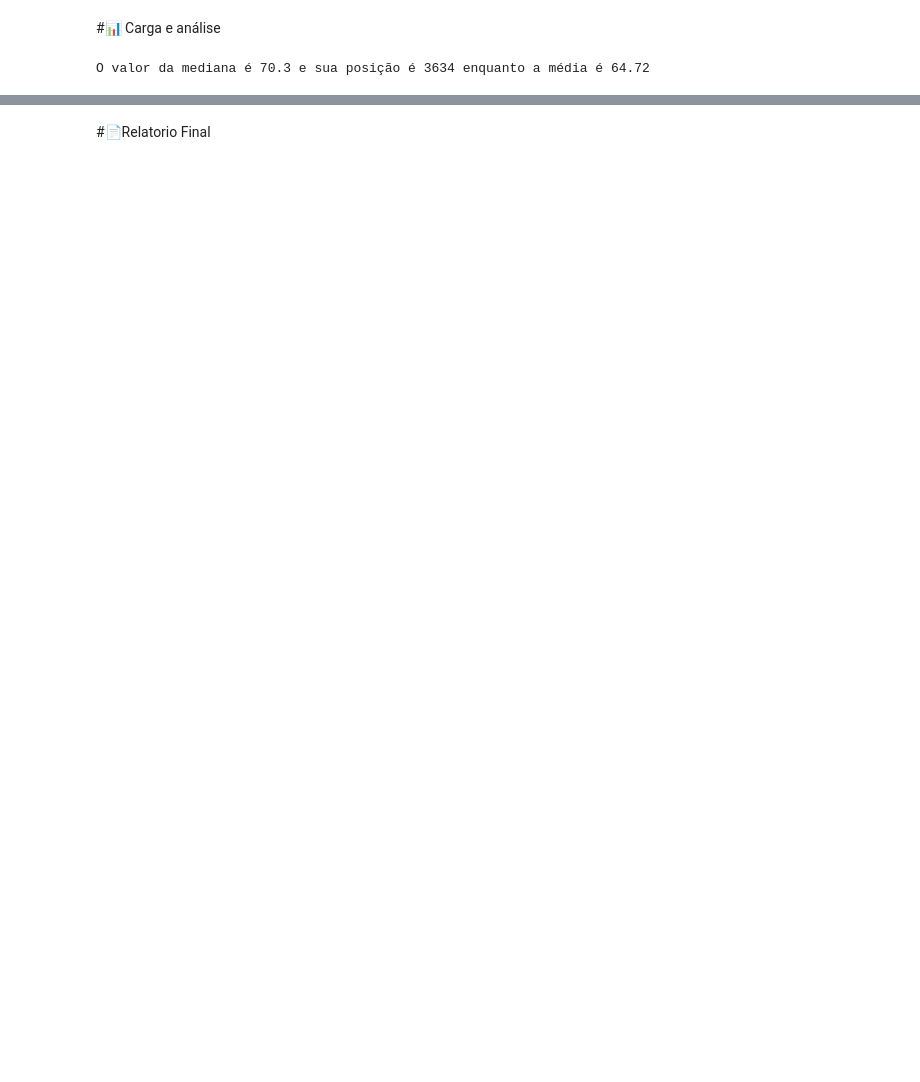
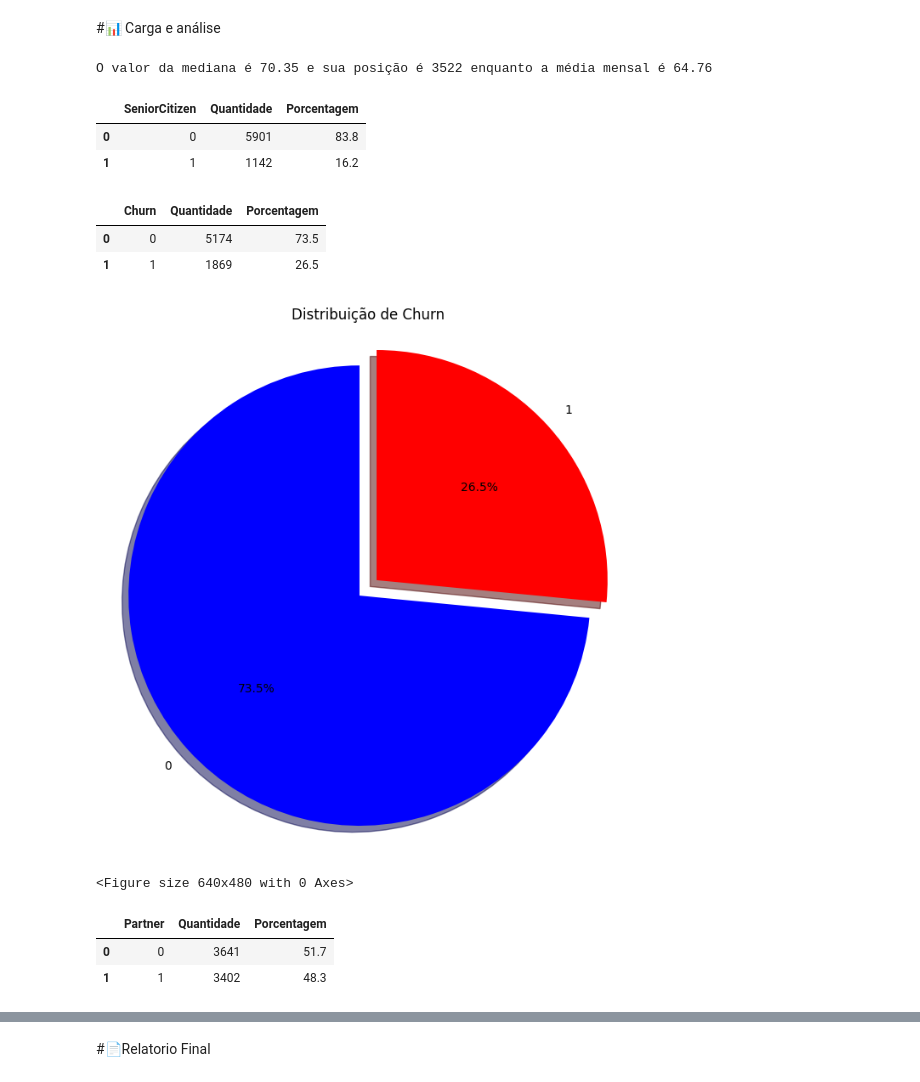
Before and after one commit to Housenkan/ChallengeAluraTelecomX, a Jupyter notebook: TelecomX_BR.ipynb, the cells around one changed output, grey strips where cells are left out. Saved outputs shown, nothing was run; the diff lists cells and outputs as text; code cells hidden in the pictures; blank space fills up the shorter version.

```diff
--- a/TelecomX_BR.ipynb
+++ b/TelecomX_BR.ipynb
@@ -153,6 +153,46 @@ dados.to_csv('dados_tratados.csv', index=False)
 dados_ordenados_mes = dados.sort_values(by='Charges.Monthly', ascending=True)
 media_mes = round(dados['Charges.Monthly'].mean(), 2)
 mediana_mes = round((len(dados['Charges.Monthly'])+1)/2)
-print(f'O valor da mediana é {dados_ordenados_mes.iloc[mediana_mes]["Charges.Monthly"]} e sua posição é {mediana_mes} enquanto a média é {media_mes}')
+print(f'O valor da mediana é {dados_ordenados_mes.iloc[mediana_mes]["Charges.Monthly"]} e sua posição é {mediana_mes} enquanto a média mensal é {media_mes}')
 # %% [output]
-O valor da mediana é 70.3 e sua posição é 3634 enquanto a média é 64.72
+O valor da mediana é 70.35 e sua posição é 3522 enquanto a média mensal é 64.76
+# %%
+idade_publico = dados.groupby(dados_ordenados_mes['SeniorCitizen']).size().reset_index(name="Quantidade")
+idade_publico['Porcentagem'] = round(idade_publico['Quantidade']/idade_publico['Quantidade'].sum()*100, 1)
+idade_publico
+# %% [output]
+|  | SeniorCitizen | Quantidade | Porcentagem |
+| 0 | 0 | 5901 | 83.8 |
+| 1 | 1 | 1142 | 16.2 |
+# %%
+churn_publico = dados.groupby(dados_ordenados_mes['Churn']).size().reset_index(name = "Quantidade")
+churn_publico['Porcentagem'] = round(churn_publico['Quantidade']/churn_publico['Quantidade'].sum()*100, 1)
+churn_publico
+# %% [output]
+|  | Churn | Quantidade | Porcentagem |
+| 0 | 0 | 5174 | 73.5 |
+| 1 | 1 | 1869 | 26.5 |
+# %%
+labels = churn_publico['Churn']
+sizes = churn_publico['Quantidade']
+colors = ['blue', 'red']
+explode = (0.1, 0)
+
+plt.figure(figsize=(8, 8))
+plt.pie(sizes, explode=explode, labels=labels, colors=colors, autopct='%1.1f%%', shadow=True, startangle=90)
+
+plt.title('Distribuição de Churn')
+plt.axis('equal')
+plt.show()
+plt.savefig('DistribuiçãoChurn.png')
+# %% [output]
+[figure, added]
+<Figure size 640x480 with 0 Axes>
+# %%
+parceiros = dados.groupby(dados_ordenados_mes['Partner']).size().reset_index(name = "Quantidade")
+parceiros['Porcentagem'] = round(parceiros['Quantidade']/parceiros['Quantidade'].sum()*100, 1)
+parceiros
+# %% [output]
+|  | Partner | Quantidade | Porcentagem |
+| 0 | 0 | 3641 | 51.7 |
+| 1 | 1 | 3402 | 48.3 |
```
Also changed, not shown: parts of 13 cells of this notebook.
